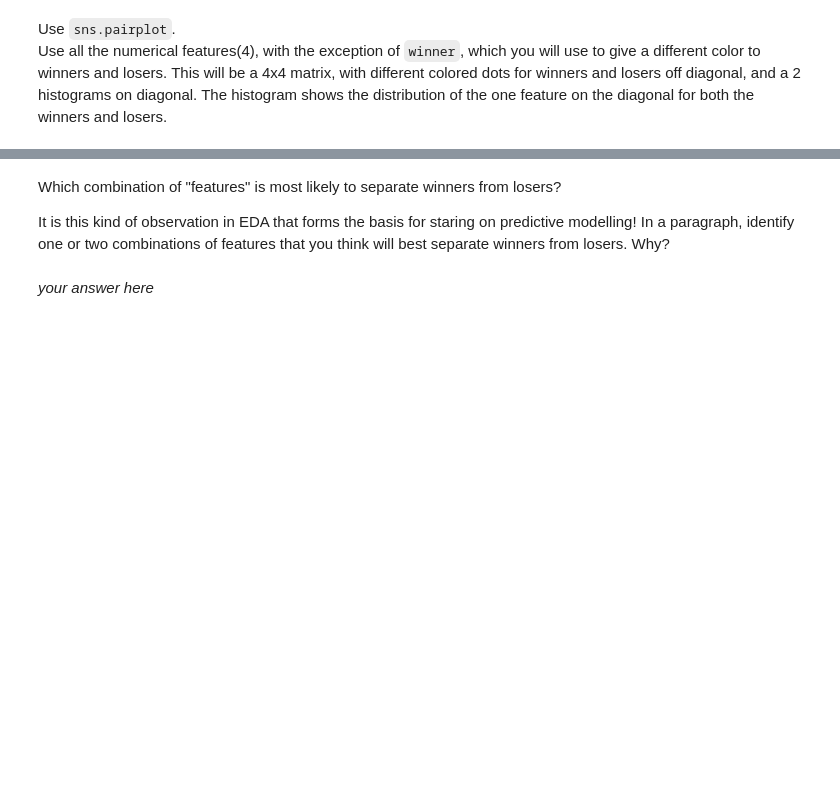
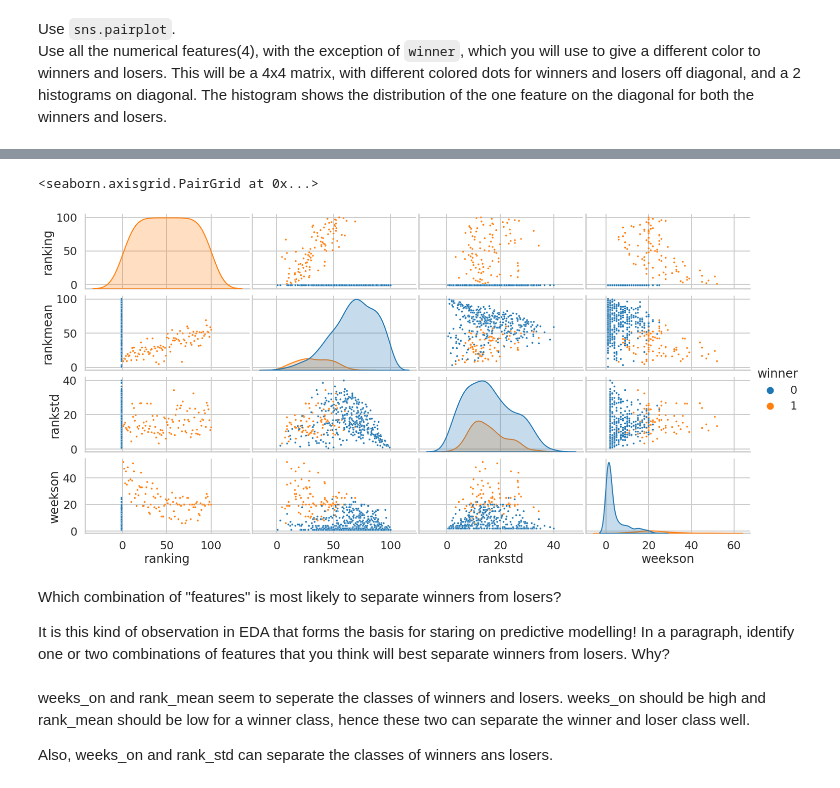
Before and after one commit to rxpavan/ml1hw2, a Jupyter notebook: distribute_HW2_(1).ipynb, the cells around one changed output, grey strips where cells are left out. Cells and saved outputs as stored; diff of their text form; code cells hidden in the pictures; blank space fills up the shorter version.

```diff
--- a/distribute_HW2.ipynb
+++ b/distribute_HW2_(1).ipynb
@@ -870,6 +883,14 @@ Use `sns.pairplot`. <br> Use all the numerical features(4), with the exception o
+# %%
+sns.pairplot(all2020,hue='winner',aspect=2,plot_kws={'s':15})
+# %% [output]
+<seaborn.axisgrid.PairGrid at 0x...>
+[figure, added]
 # %% [markdown]
 Which combination of "features" is most likely to separate winners from losers?
 
 It is this kind of observation in EDA that forms the basis for staring on predictive modelling! In a paragraph, identify one or two combinations of features that you think will best separate winners from losers. Why?
-# %% [markdown]
-*your answer here*
+# %% [markdown]
+weeks_on and rank_mean seem to seperate the classes of winners and losers. weeks_on should be high and rank_mean should be low for a winner class, hence these two can separate the winner and loser class well.
+
+
+Also, weeks_on and rank_std can separate the classes of winners ans losers.
```
Also changed, not shown: parts of 8 cells of this notebook.
